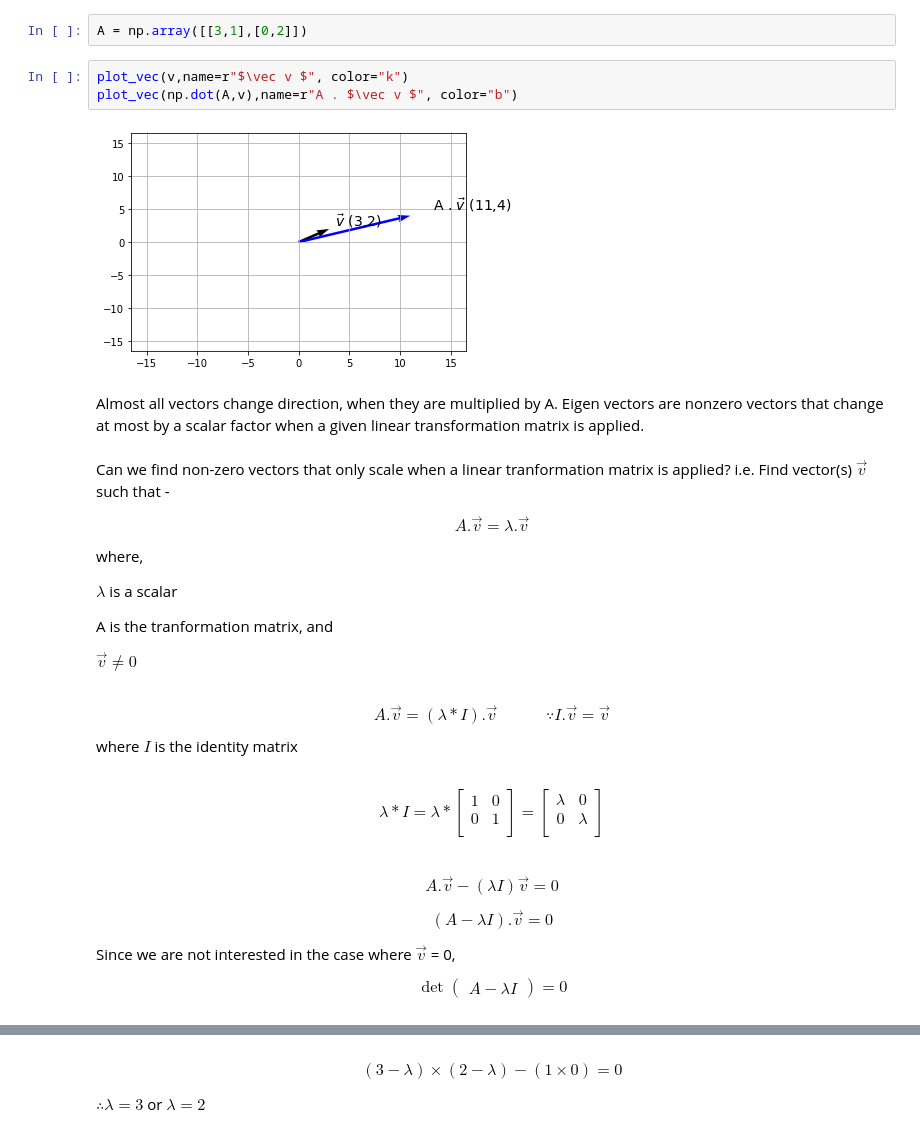
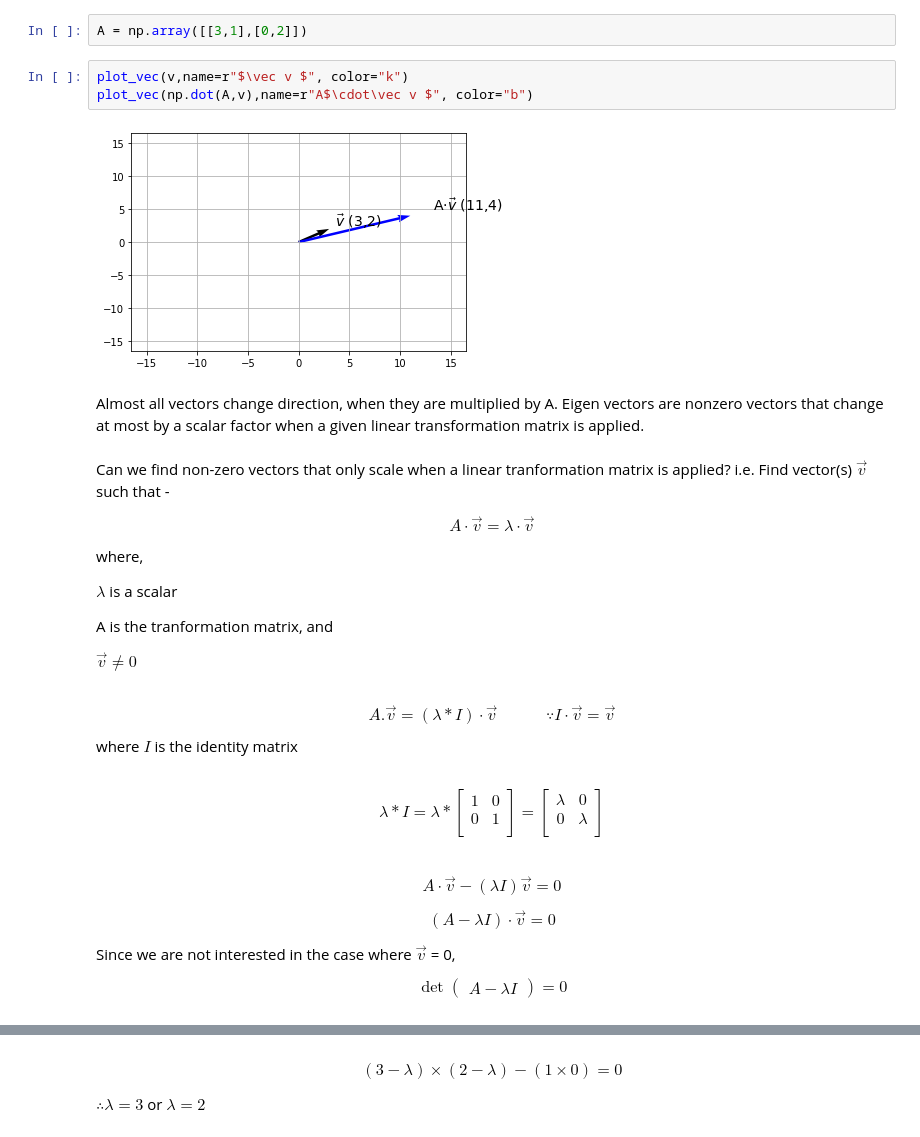
Before and after one commit to vinayshanbhag/math, a Jupyter notebook: Eigen_Vectors.ipynb, the cells around one changed output, grey strips where cells are left out. Cells and saved outputs as stored; diff of their text form.

```diff
--- a/Eigen_Vectors.ipynb
+++ b/Eigen_Vectors.ipynb
@@ -70,16 +70,16 @@ v = np.array([3,2])
 A = np.array([[3,1],[0,2]])
 # %%
 plot_vec(v,name=r"$\vec v $", color="k")
-plot_vec(np.dot(A,v),name=r"A . $\vec v $", color="b")
+plot_vec(np.dot(A,v),name=r"A$\cdot\vec v $", color="b")
 # %% [output]
-[figure, old version]
+[figure, new version]
 # %% [markdown]
 Almost all vectors change direction, when they are multiplied by A. Eigen vectors are nonzero vectors that change at most by a scalar factor when a given linear transformation matrix is applied.
 # %% [markdown]
 Can we find non-zero vectors that only scale when a linear tranformation matrix is applied? i.e. Find vector(s) $\vec v$ such that -
 
 \begin{equation*}
-A.\vec v = \lambda.\vec v
+A\cdot\vec v = \lambda\cdot\vec v
 \end{equation*}
 
 where,
@@ -91,7 +91,7 @@ A is the tranformation matrix, and
 $\vec v \neq 0$
 # %% [markdown]
 \begin{equation*}
-  A.\vec v = (\lambda*I).\vec v  \quad\quad\quad  \because I.\vec v = \vec v
+  A.\vec v = (\lambda*I)\cdot\vec v  \quad\quad\quad  \because I\cdot\vec v = \vec v
 \end{equation*}
 where $I$ is the identity matrix
 # %% [markdown]
@@ -111,12 +111,12 @@ where $I$ is the identity matrix
 \end{equation*}
 # %% [markdown]
 \begin{equation*}
-   A.\vec v - (\lambda I)\vec v = 0
+   A\cdot\vec v - (\lambda I)\vec v = 0
 \end{equation*}
 
 
 \begin{equation*}
-   (A-\lambda I).\vec v = 0
+   (A-\lambda I)\cdot\vec v = 0
 \end{equation*}
 
 Since we are not interested in the case where $\vec v$ = 0,
```
Also changed, not shown: parts of 6 cells of this notebook.
